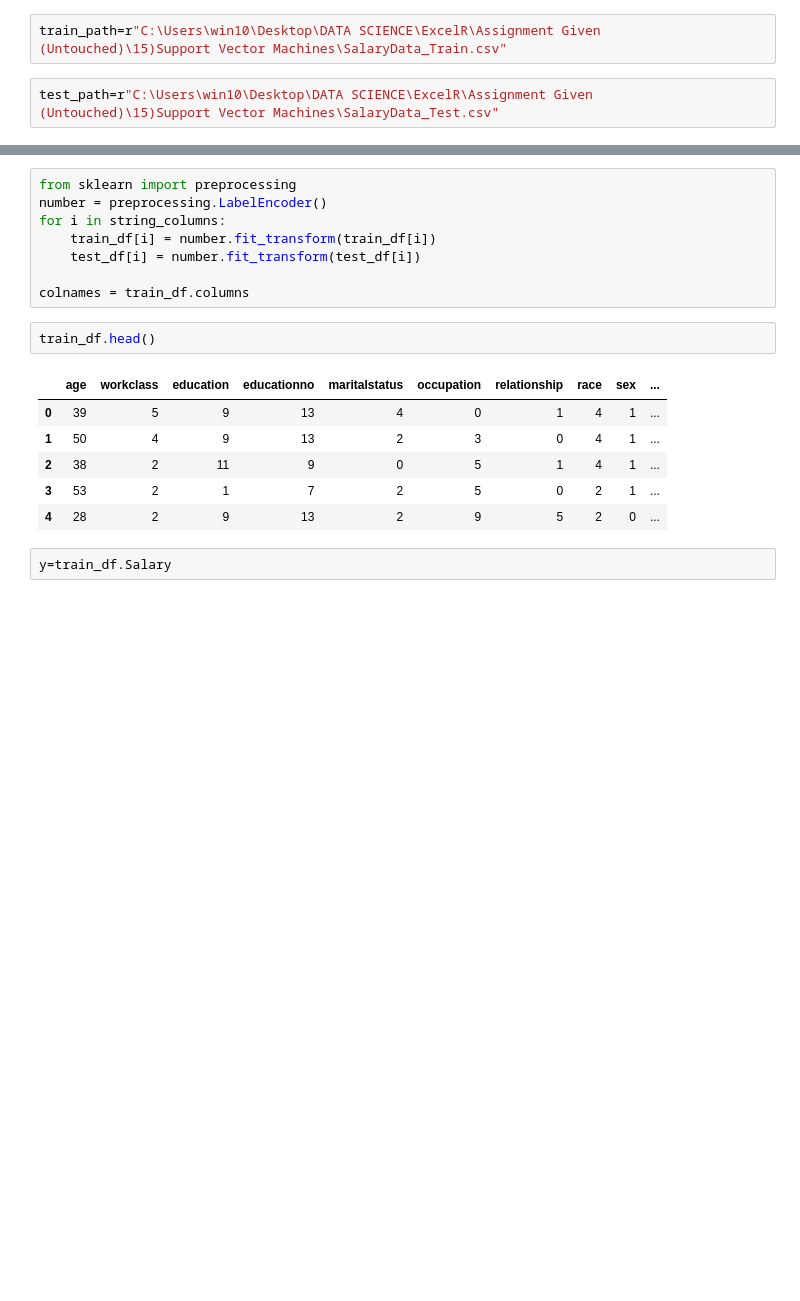
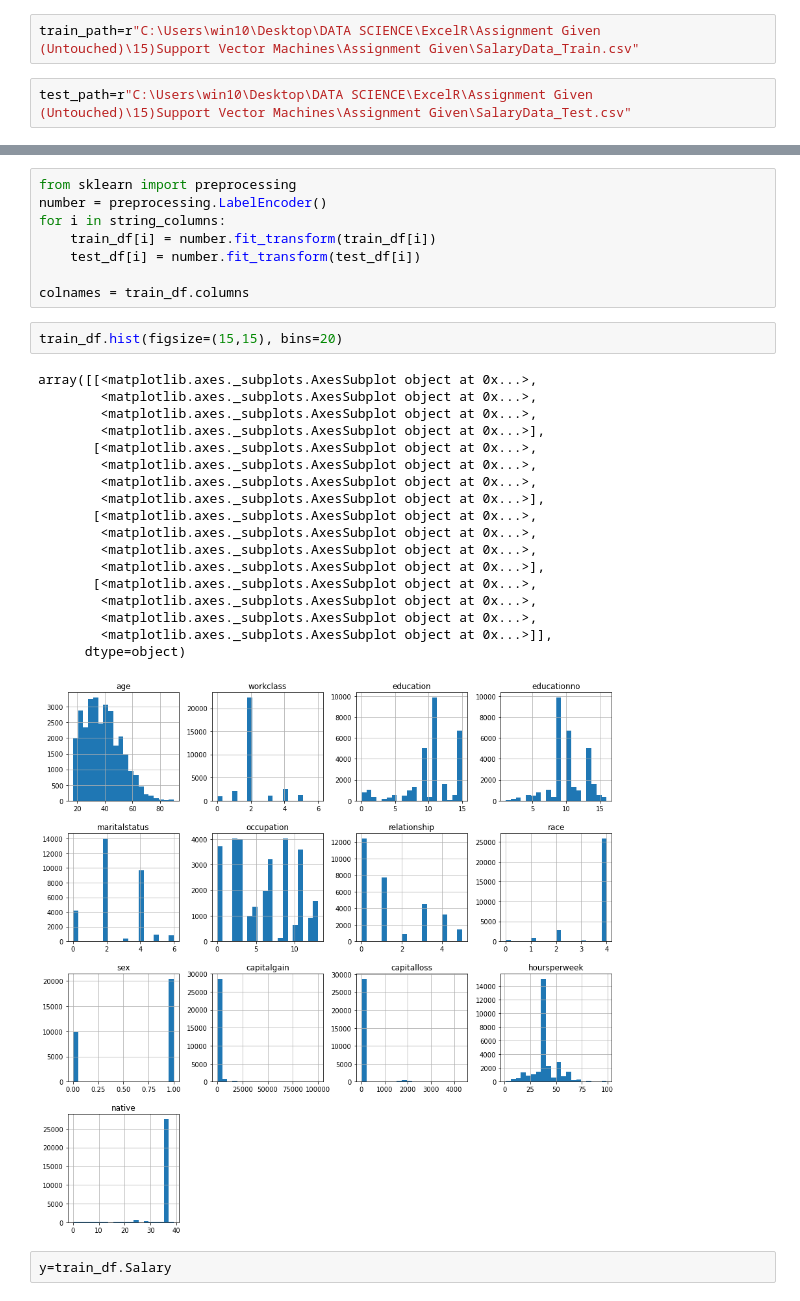
Before and after one commit to riteshnaik77/Assignments, a Jupyter notebook: 15)Support Vector Machines/Code to submit/29)SVM Salary Data.ipynb, the cells around one changed output, grey strips where cells are left out. Drawn from its saved outputs; the diff is of its cells as text; blank space fills up the shorter version.

```diff
--- a/15)Support Vector Machines/Code to submit/29)SVM Salary Data.ipynb
+++ b/15)Support Vector Machines/Code to submit/29)SVM Salary Data.ipynb
@@ -8,7 +9,7 @@ from sklearn.metrics import accuracy_score,confusion_matrix
 # %%
-train_path=r"C:\Users\win10\Desktop\DATA SCIENCE\ExcelR\Assignment Given (Untouched)\15)Support Vector Machines\SalaryData_Train.csv"
+train_path=r"C:\Users\win10\Desktop\DATA SCIENCE\ExcelR\Assignment Given (Untouched)\15)Support Vector Machines\Assignment Given\SalaryData_Train.csv"
 # %%
-test_path=r"C:\Users\win10\Desktop\DATA SCIENCE\ExcelR\Assignment Given (Untouched)\15)Support Vector Machines\SalaryData_Test.csv"
+test_path=r"C:\Users\win10\Desktop\DATA SCIENCE\ExcelR\Assignment Given (Untouched)\15)Support Vector Machines\Assignment Given\SalaryData_Test.csv"
 # %%
 train_path=train_path.replace("\\", "/")
 # %%
@@ -65,15 +66,27 @@ for i in string_columns:
     test_df[i] = number.fit_transform(test_df[i])
 
 colnames = train_df.columns
-# %%
-train_df.head()
-# %% [output]
-|  | age | workclass | education | educationno | maritalstatus | occupation | relationship | race | sex | ... |
-| 0 | 39 | 5 | 9 | 13 | 4 | 0 | 1 | 4 | 1 | ... |
-| 1 | 50 | 4 | 9 | 13 | 2 | 3 | 0 | 4 | 1 | ... |
-| 2 | 38 | 2 | 11 | 9 | 0 | 5 | 1 | 4 | 1 | ... |
-| 3 | 53 | 2 | 1 | 7 | 2 | 5 | 0 | 2 | 1 | ... |
-| 4 | 28 | 2 | 9 | 13 | 2 | 9 | 5 | 2 | 0 | ... |
+# %%
+train_df.hist(figsize=(15,15), bins=20)
+# %% [output]
+array([[<matplotlib.axes._subplots.AxesSubplot object at 0x...>,
+        <matplotlib.axes._subplots.AxesSubplot object at 0x...>,
+        <matplotlib.axes._subplots.AxesSubplot object at 0x...>,
+        <matplotlib.axes._subplots.AxesSubplot object at 0x...>],
+       [<matplotlib.axes._subplots.AxesSubplot object at 0x...>,
+        <matplotlib.axes._subplots.AxesSubplot object at 0x...>,
+        <matplotlib.axes._subplots.AxesSubplot object at 0x...>,
+        <matplotlib.axes._subplots.AxesSubplot object at 0x...>],
+       [<matplotlib.axes._subplots.AxesSubplot object at 0x...>,
+        <matplotlib.axes._subplots.AxesSubplot object at 0x...>,
+        <matplotlib.axes._subplots.AxesSubplot object at 0x...>,
+        <matplotlib.axes._subplots.AxesSubplot object at 0x...>],
+       [<matplotlib.axes._subplots.AxesSubplot object at 0x...>,
+        <matplotlib.axes._subplots.AxesSubplot object at 0x...>,
+        <matplotlib.axes._subplots.AxesSubplot object at 0x...>,
+        <matplotlib.axes._subplots.AxesSubplot object at 0x...>]],
+      dtype=object)
+[figure, added]
 # %%
 y=train_df.Salary
 # %%
```
Also changed, not shown: parts of 31 cells of this notebook, 1 other file.
